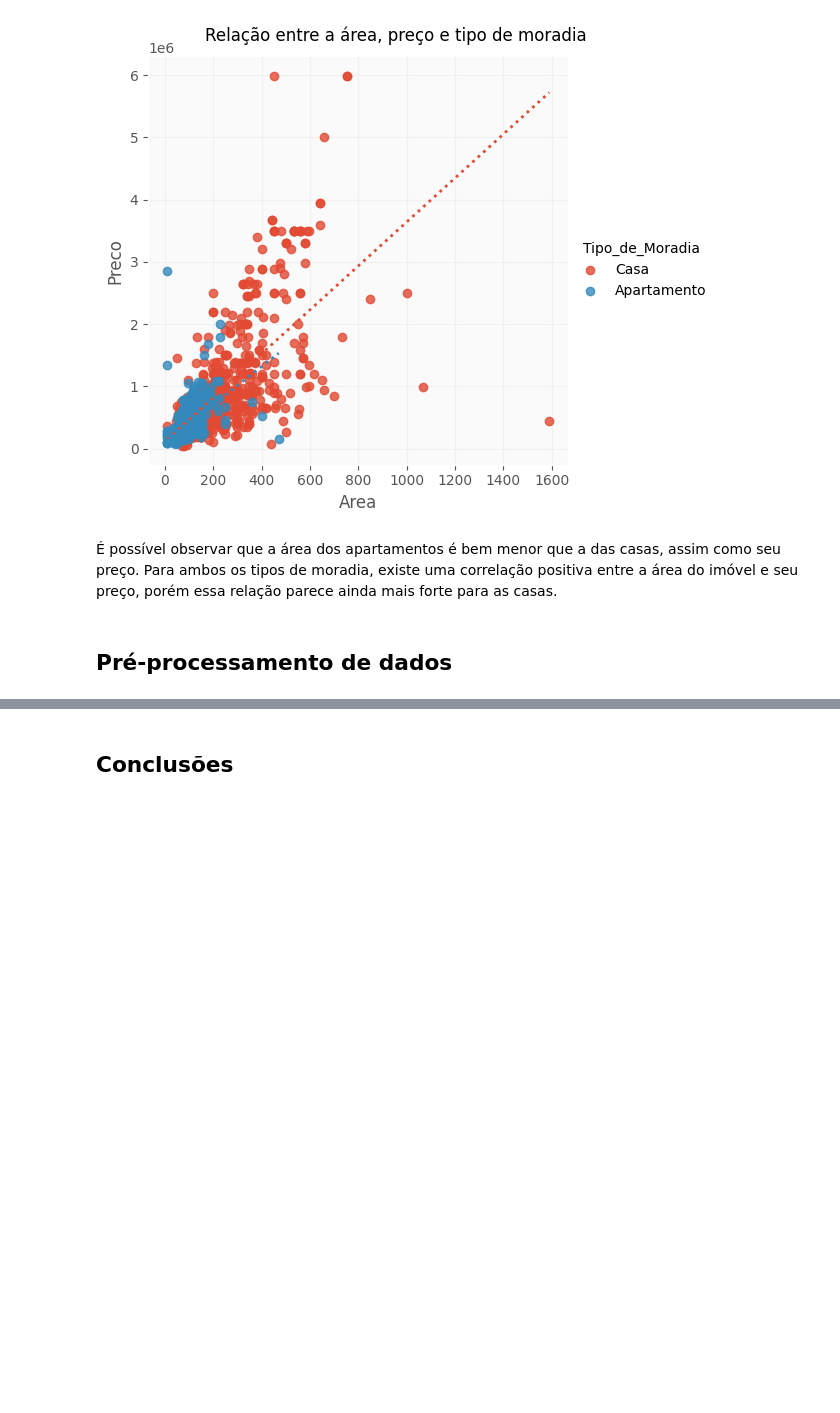
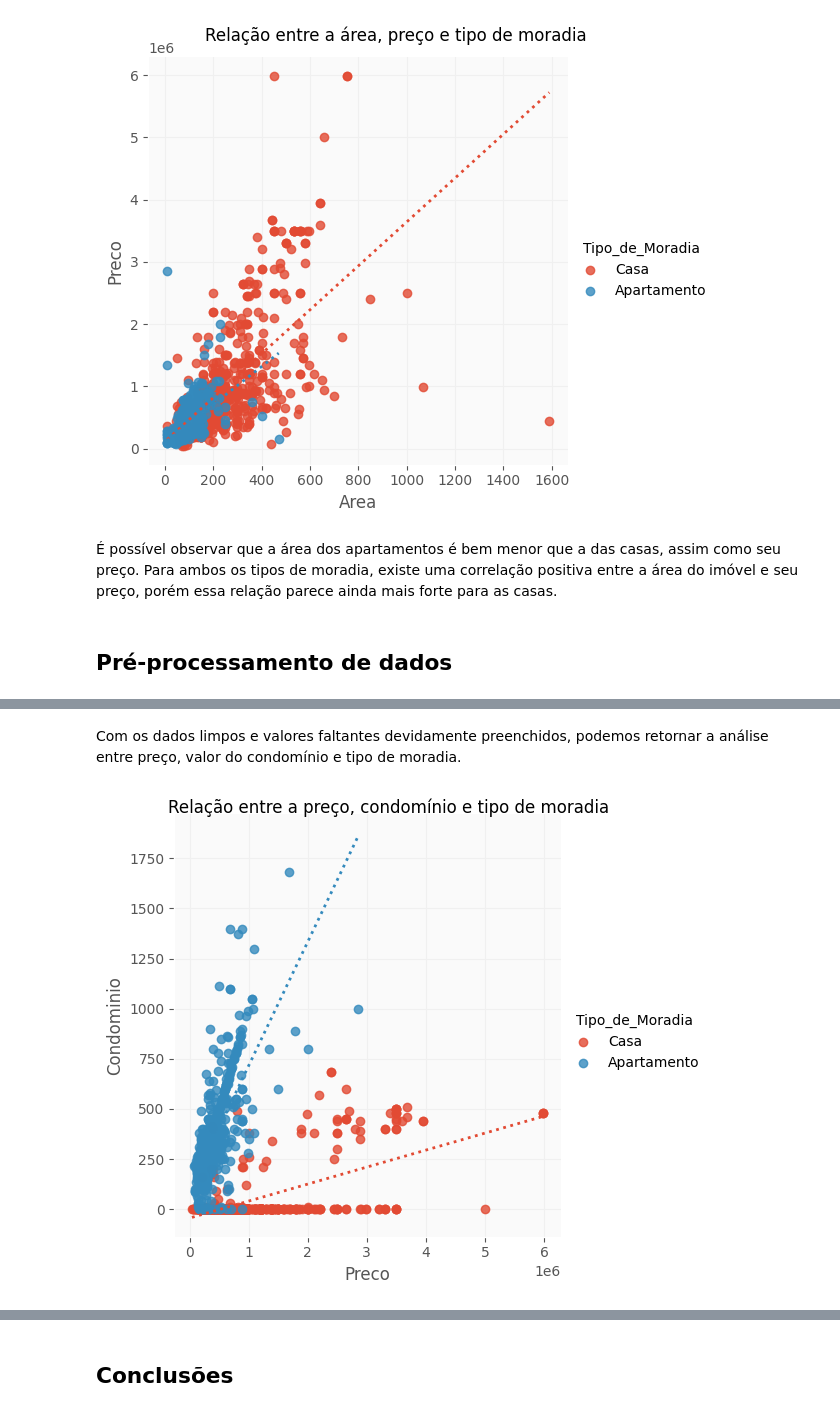
Before and after one commit to lcfdiniz/puc-rio, a Jupyter notebook: real-estate-market/real_estate_market.ipynb, the cells around one changed output, grey strips where cells are left out. Cells and saved outputs as stored; diff of their text form; code cells hidden in the pictures; blank space fills up the shorter version.

Commit message:
:pencil: Iniciando o pré-processamento dos dados

```diff
--- a/real-estate-market/real_estate_market.ipynb
+++ b/real-estate-market/real_estate_market.ipynb
@@ -550,0 +691,4 @@ plt.show()
+# %%
+df = df.drop(df[(df["Condominio"]/df["Preco"])>0.005].index).reset_index(drop=True)
+
+df.info()
@@ -550,0 +713,12 @@ plt.show()
+# %% [markdown]
+Com os dados limpos e valores faltantes devidamente preenchidos, podemos retornar a análise entre preço, valor do condomínio e tipo de moradia.
+# %%
+g = sns.lmplot(x="Preco", y="Condominio",
+               hue="Tipo_de_Moradia", hue_order=["Casa", "Apartamento"],
+               data=df, ci=False, line_kws={"linestyle": ":",
+                                            "linewidth": 2})
+# Adiciona um título ao gráfico
+plt.suptitle("Relação entre a preço, condomínio e tipo de moradia", y=1.00)
+plt.show()
+# %% [output]
+[figure, added]
```
Also changed, not shown: parts of 38 cells of this notebook.
